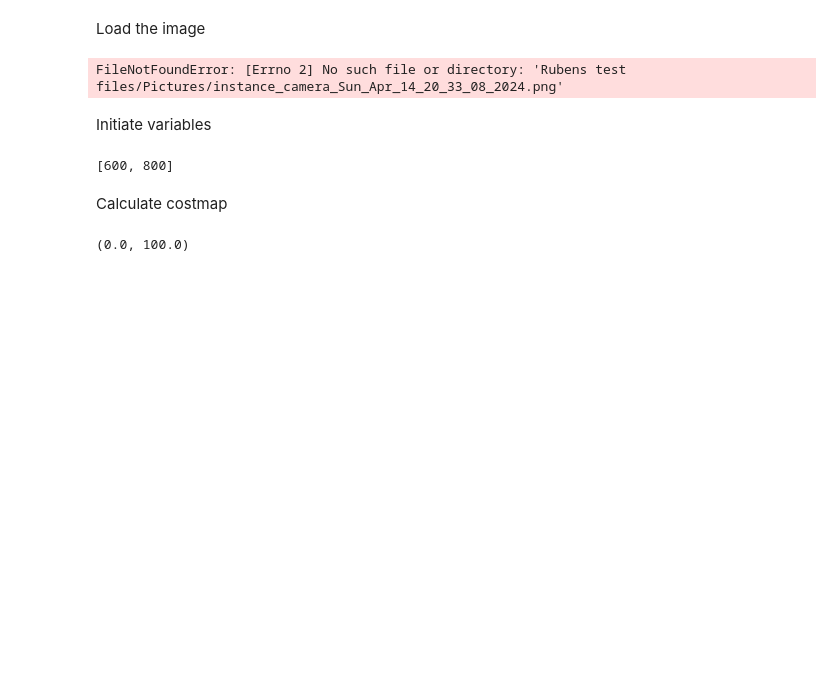
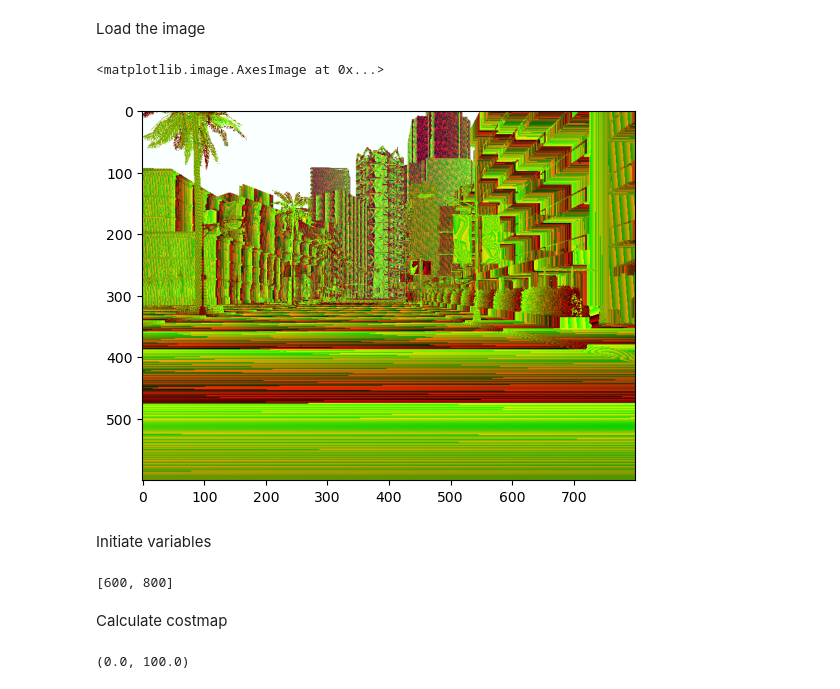
Before and after one commit to Marijn-dev/AI-for-priority-vehicles, a Jupyter notebook: PicToMap.ipynb, the cells around one changed output. Cells and saved outputs as stored; diff of their text form; code cells hidden in the pictures; blank space fills up the shorter version.

```diff
--- a/PicToMap.ipynb
+++ b/PicToMap.ipynb
@@ -3,39 +3,40 @@ Load the image
 # %%
 import matplotlib.image as mpimg
 import matplotlib.pyplot as plt
 import numpy as np
 import math
 import MapToGrid as m2g
 from importlib import reload
 from mpl_toolkits.mplot3d import Axes3D
 
 #Define inverse camera transformation
 def get_point_image(point_img,K_inv,Width,Height):
         loc_mat=np.zeros([Height,Width,3])
         static_projection_matrix=np.zeros([Height,Width,3])
         for i in range(Height):
                 for j in range(Width):
                         loc_mat[i,j] = [j-Width/2,i-Height/2,1]
                         static_projection_matrix[i,j]=np.dot(K_inv,loc_mat[i,j])
         return static_projection_matrix , loc_mat
 
 
 # Read Images
-# img = mpimg.imread('Rubens test files/Pictures/depth_camera_Sun_Apr_14_20_33_08_2024.png') #to check the picture
-# img2 = mpimg.imread('Rubens test files/Pictures/instance_camera_Sun_Apr_14_20_33_08_2024.png')
-# depth_data=plt.imread('Rubens test files/Pictures/depth_camera_Sun_Apr_14_20_33_08_2024.png') #to get the data as an array
+img = mpimg.imread('Rubens test files/Pictures/depth_camera_Sun_Apr_14_20_33_08_2024.png') #to check the picture
+img2 = mpimg.imread('Rubens test files/Pictures/instance_camera_Sun_Apr_14_20_33_08_2024.png')
+depth_data=plt.imread('Rubens test files/Pictures/depth_camera_Sun_Apr_14_20_33_08_2024.png') #to get the data as an array
+segment_data=plt.imread('Rubens test files/Pictures/instance_camera_Sun_Apr_14_20_33_08_2024.png') #to get the data as an array
+
+# img = mpimg.imread('Rubens test files/Pictures/depth_camera_Wed_Apr_24_11_29_43_2024 (1).png') #to check the picture
+# # img2 = mpimg.imread('Rubens test files/Pictures/instance_camera_Wed_Apr_24_11_29_43_2024.png')
+# depth_data=plt.imread('Rubens test files/Pictures/depth_camera_Wed_Apr_24_11_29_43_2024 (1).png') #to get the data as an array
 # segment_data=plt.imread('Rubens test files/Pictures/instance_camera_Sun_Apr_14_20_33_08_2024.png') #to get the data as an array
-
-img = mpimg.imread('Rubens test files/Pictures/depth_camera_Wed_Apr_24_11_29_43_2024 (1).png') #to check the picture
-# img2 = mpimg.imread('Rubens test files/Pictures/instance_camera_Wed_Apr_24_11_29_43_2024.png')
-depth_data=plt.imread('Rubens test files/Pictures/depth_camera_Wed_Apr_24_11_29_43_2024 (1).png') #to get the data as an array
-segment_data=plt.imread('Rubens test files/Pictures/instance_camera_Sun_Apr_14_20_33_08_2024.png') #to get the data as an array
 
 # Output Images
 plt.imshow(img)
 # plt.imshow(img2)
 # %% [output]
-FileNotFoundError: [Errno 2] No such file or directory: 'Rubens test files/Pictures/instance_camera_Sun_Apr_14_20_33_08_2024.png'
+<matplotlib.image.AxesImage at 0x...>
+[figure, added]
 # %% [markdown]
 Initiate variables
 # %%
```
Also changed, not shown: parts of 1 cell of this notebook, 2 other files.
